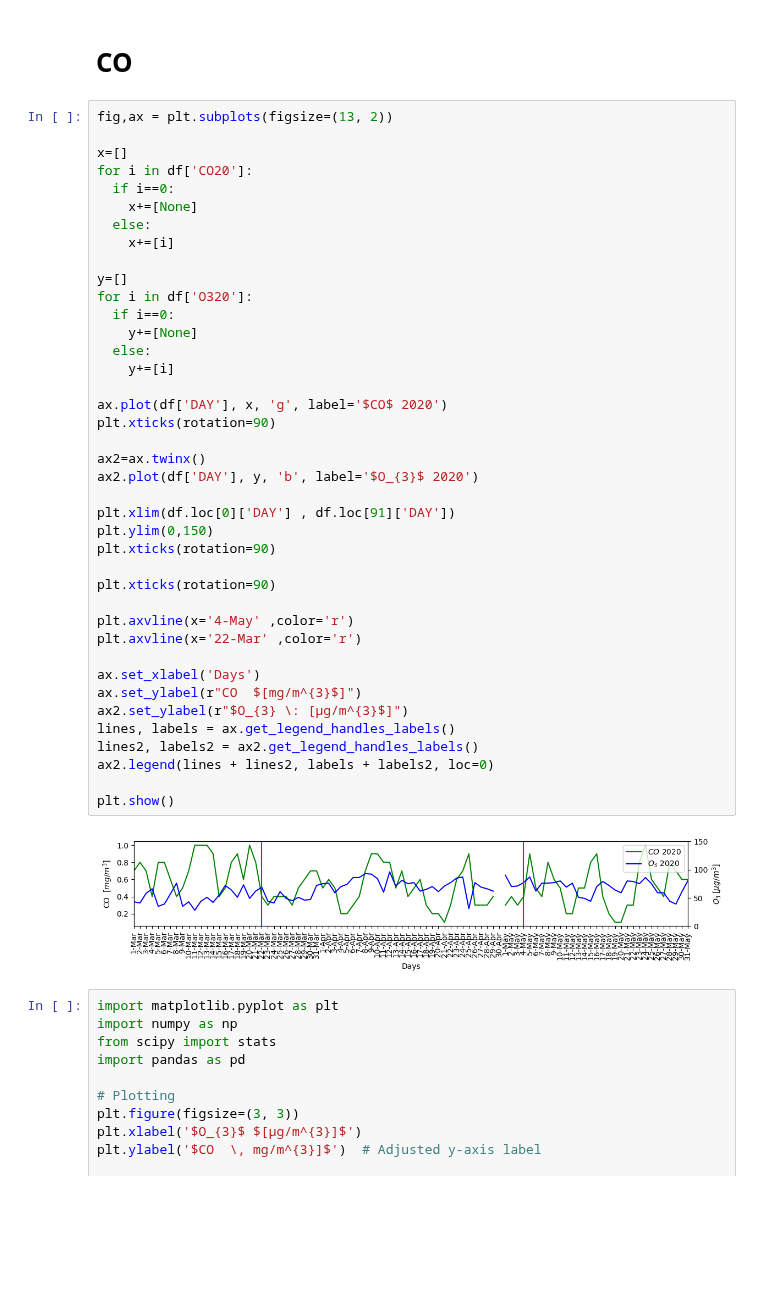
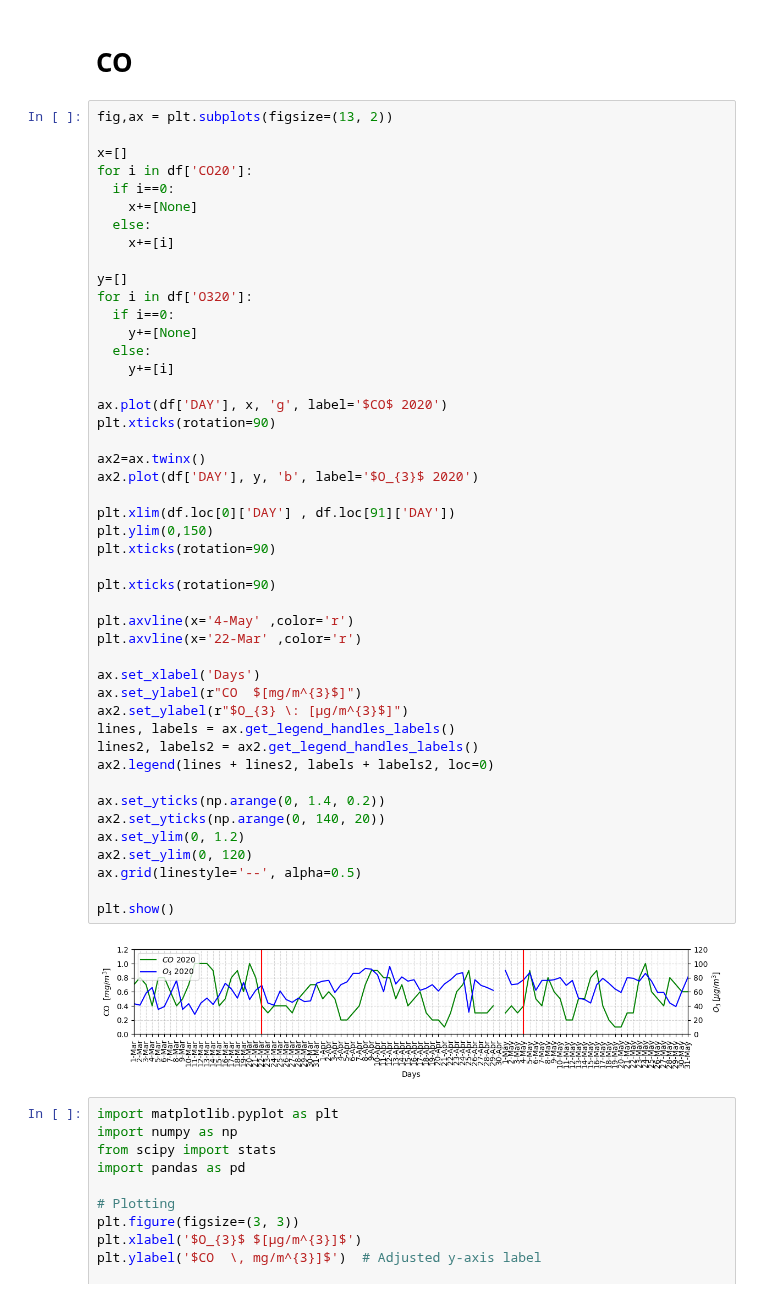
Before and after one commit to costpetrides/Air-pollution-COVID-19-impact, a Jupyter notebook: Correlation/GEO-Correlation.ipynb, the cells around one changed output. Drawn from its saved outputs; the diff is of its cells as text; blank space fills up the shorter version.

```diff
--- a/Correlation/GEO-Correlation.ipynb
+++ b/Correlation/GEO-Correlation.ipynb
@@ -338,34 +338,40 @@ y=[]
 for i in df['O320']:
   if i==0:
     y+=[None]
   else:
     y+=[i]
 
 ax.plot(df['DAY'], x, 'g', label='$CO$ 2020')
 plt.xticks(rotation=90)
 
 ax2=ax.twinx()
 ax2.plot(df['DAY'], y, 'b', label='$O_{3}$ 2020')
 
 plt.xlim(df.loc[0]['DAY'] , df.loc[91]['DAY'])
 plt.ylim(0,150)
 plt.xticks(rotation=90)
 
 plt.xticks(rotation=90)
 
 plt.axvline(x='4-May' ,color='r')
 plt.axvline(x='22-Mar' ,color='r')
 
 ax.set_xlabel('Days')
 ax.set_ylabel(r"CO  $[mg/m^{3}$]")
 ax2.set_ylabel(r"$O_{3} \: [μg/m^{3}$]")
 lines, labels = ax.get_legend_handles_labels()
 lines2, labels2 = ax2.get_legend_handles_labels()
 ax2.legend(lines + lines2, labels + labels2, loc=0)
 
+ax.set_yticks(np.arange(0, 1.4, 0.2))
+ax2.set_yticks(np.arange(0, 140, 20))
+ax.set_ylim(0, 1.2)
+ax2.set_ylim(0, 120)
+ax.grid(linestyle='--', alpha=0.5)
+
 plt.show()
 # %% [output]
-[figure, old version]
+[figure, new version]
 # %%
 import matplotlib.pyplot as plt
 import numpy as np
```
Also changed, not shown: parts of 2 cells of this notebook.
